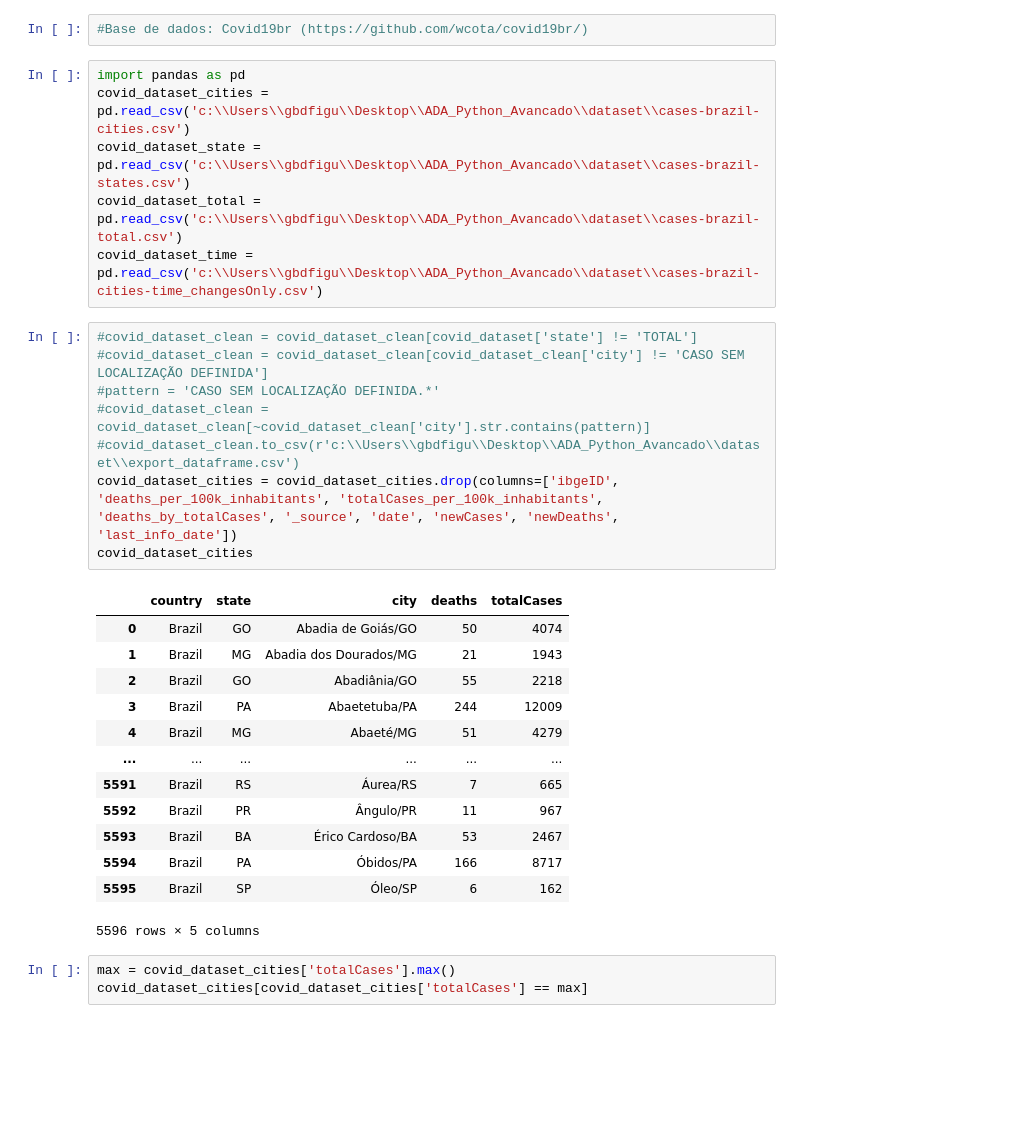
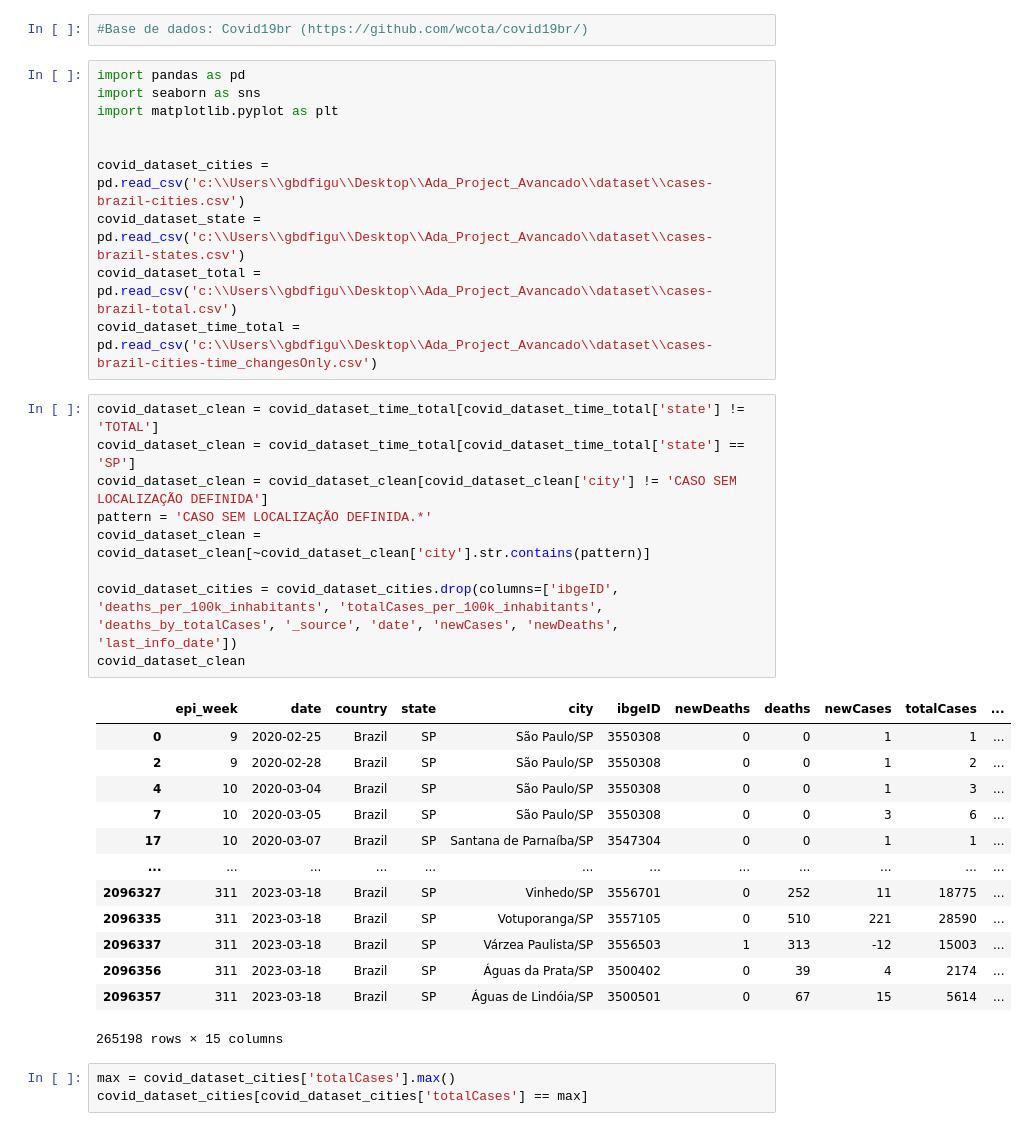
Before and after one commit to GabrielBF1/Ada_Project_Avancado, a Jupyter notebook: code/dataset.ipynb, the cells around one changed output. Cells and saved outputs as stored; diff of their text form; blank space fills up the shorter version.

```diff
--- a/code/dataset.ipynb
+++ b/code/dataset.ipynb
@@ -2,32 +2,37 @@
 #Base de dados: Covid19br (https://github.com/wcota/covid19br/)
 # %%
 import pandas as pd
-covid_dataset_cities = pd.read_csv('c:\\Users\\gbdfigu\\Desktop\\ADA_Python_Avancado\\dataset\\cases-brazil-cities.csv')
-covid_dataset_state = pd.read_csv('c:\\Users\\gbdfigu\\Desktop\\ADA_Python_Avancado\\dataset\\cases-brazil-states.csv')
-covid_dataset_total = pd.read_csv('c:\\Users\\gbdfigu\\Desktop\\ADA_Python_Avancado\\dataset\\cases-brazil-total.csv')
-covid_dataset_time = pd.read_csv('c:\\Users\\gbdfigu\\Desktop\\ADA_Python_Avancado\\dataset\\cases-brazil-cities-time_changesOnly.csv')
+import seaborn as sns
+import matplotlib.pyplot as plt
+
+
+covid_dataset_cities = pd.read_csv('c:\\Users\\gbdfigu\\Desktop\\Ada_Project_Avancado\\dataset\\cases-brazil-cities.csv')
+covid_dataset_state = pd.read_csv('c:\\Users\\gbdfigu\\Desktop\\Ada_Project_Avancado\\dataset\\cases-brazil-states.csv')
+covid_dataset_total = pd.read_csv('c:\\Users\\gbdfigu\\Desktop\\Ada_Project_Avancado\\dataset\\cases-brazil-total.csv')
+covid_dataset_time_total = pd.read_csv('c:\\Users\\gbdfigu\\Desktop\\Ada_Project_Avancado\\dataset\\cases-brazil-cities-time_changesOnly.csv')
 # %%
-#covid_dataset_clean = covid_dataset_clean[covid_dataset['state'] != 'TOTAL']
-#covid_dataset_clean = covid_dataset_clean[covid_dataset_clean['city'] != 'CASO SEM LOCALIZAÇÃO DEFINIDA']
-#pattern = 'CASO SEM LOCALIZAÇÃO DEFINIDA.*'
-#covid_dataset_clean = covid_dataset_clean[~covid_dataset_clean['city'].str.contains(pattern)]
-#covid_dataset_clean.to_csv(r'c:\\Users\\gbdfigu\\Desktop\\ADA_Python_Avancado\\dataset\\export_dataframe.csv')
+covid_dataset_clean = covid_dataset_time_total[covid_dataset_time_total['state'] != 'TOTAL']
+covid_dataset_clean = covid_dataset_time_total[covid_dataset_time_total['state'] == 'SP']
+covid_dataset_clean = covid_dataset_clean[covid_dataset_clean['city'] != 'CASO SEM LOCALIZAÇÃO DEFINIDA']
+pattern = 'CASO SEM LOCALIZAÇÃO DEFINIDA.*'
+covid_dataset_clean = covid_dataset_clean[~covid_dataset_clean['city'].str.contains(pattern)]
+
 covid_dataset_cities = covid_dataset_cities.drop(columns=['ibgeID', 'deaths_per_100k_inhabitants', 'totalCases_per_100k_inhabitants', 'deaths_by_totalCases', '_source', 'date', 'newCases', 'newDeaths', 'last_info_date'])
-covid_dataset_cities
+covid_dataset_clean
 # %% [output]
-|  | country | state | city | deaths | totalCases |
-| 0 | Brazil | GO | Abadia de Goiás/GO | 50 | 4074 |
-| 1 | Brazil | MG | Abadia dos Dourados/MG | 21 | 1943 |
-| 2 | Brazil | GO | Abadiânia/GO | 55 | 2218 |
-| 3 | Brazil | PA | Abaetetuba/PA | 244 | 12009 |
-| 4 | Brazil | MG | Abaeté/MG | 51 | 4279 |
-| ... | ... | ... | ... | ... | ... |
-| 5591 | Brazil | RS | Áurea/RS | 7 | 665 |
-| 5592 | Brazil | PR | Ângulo/PR | 11 | 967 |
-| 5593 | Brazil | BA | Érico Cardoso/BA | 53 | 2467 |
-| 5594 | Brazil | PA | Óbidos/PA | 166 | 8717 |
-| 5595 | Brazil | SP | Óleo/SP | 6 | 162 |
+|  | epi_week | date | country | state | city | ibgeID | newDeaths | deaths | newCases | totalCases | ... |
+| 0 | 9 | 2020-02-25 | Brazil | SP | São Paulo/SP | 3550308 | 0 | 0 | 1 | 1 | ... |
+| 2 | 9 | 2020-02-28 | Brazil | SP | São Paulo/SP | 3550308 | 0 | 0 | 1 | 2 | ... |
+| 4 | 10 | 2020-03-04 | Brazil | SP | São Paulo/SP | 3550308 | 0 | 0 | 1 | 3 | ... |
+| 7 | 10 | 2020-03-05 | Brazil | SP | São Paulo/SP | 3550308 | 0 | 0 | 3 | 6 | ... |
+| 17 | 10 | 2020-03-07 | Brazil | SP | Santana de Parnaíba/SP | 3547304 | 0 | 0 | 1 | 1 | ... |
+| ... | ... | ... | ... | ... | ... | ... | ... | ... | ... | ... | ... |
+| 2096327 | 311 | 2023-03-18 | Brazil | SP | Vinhedo/SP | 3556701 | 0 | 252 | 11 | 18775 | ... |
+| 2096335 | 311 | 2023-03-18 | Brazil | SP | Votuporanga/SP | 3557105 | 0 | 510 | 221 | 28590 | ... |
+| 2096337 | 311 | 2023-03-18 | Brazil | SP | Várzea Paulista/SP | 3556503 | 1 | 313 | -12 | 15003 | ... |
+| 2096356 | 311 | 2023-03-18 | Brazil | SP | Águas da Prata/SP | 3500402 | 0 | 39 | 4 | 2174 | ... |
+| 2096357 | 311 | 2023-03-18 | Brazil | SP | Águas de Lindóia/SP | 3500501 | 0 | 67 | 15 | 5614 | ... |
-5596 rows × 5 columns
+265198 rows × 15 columns
 # %%
 max = covid_dataset_cities['totalCases'].max()
 covid_dataset_cities[covid_dataset_cities['totalCases'] == max]
```
Also changed, not shown: parts of 3 cells of this notebook.
